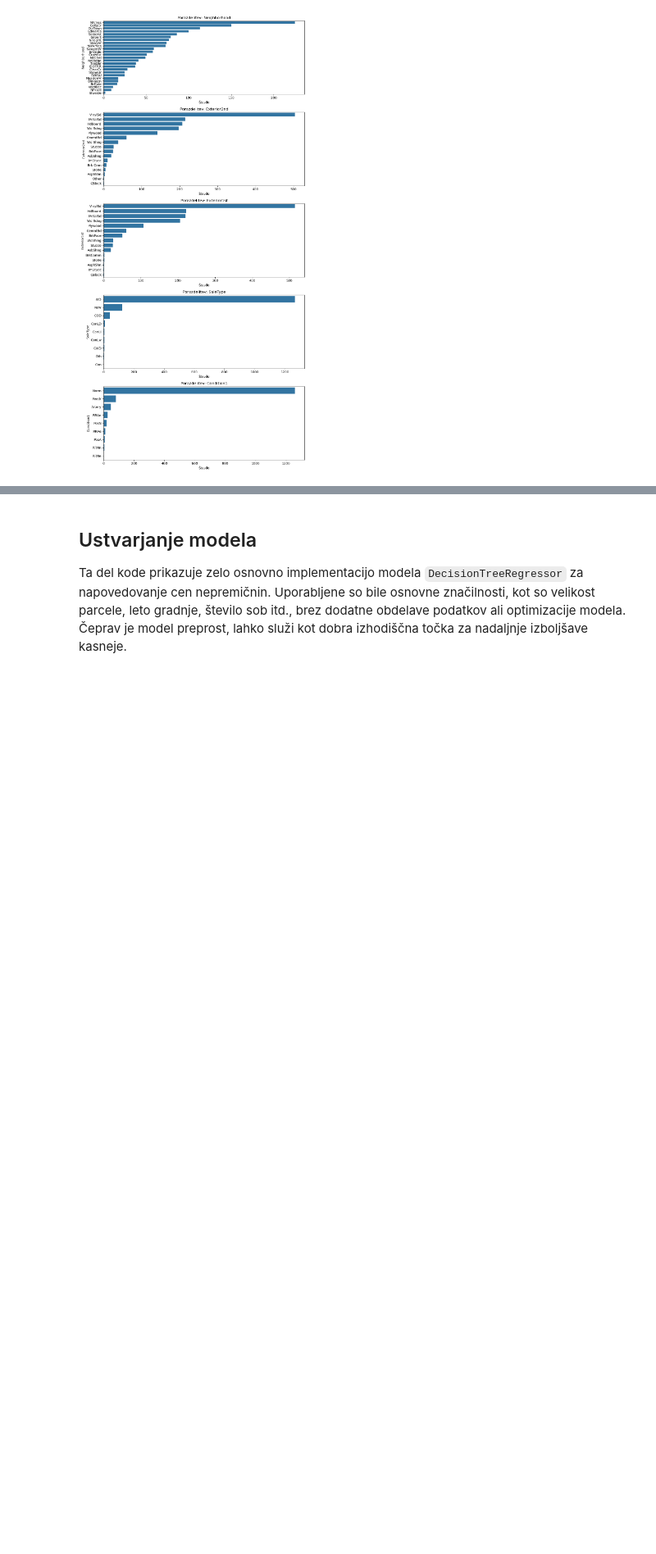
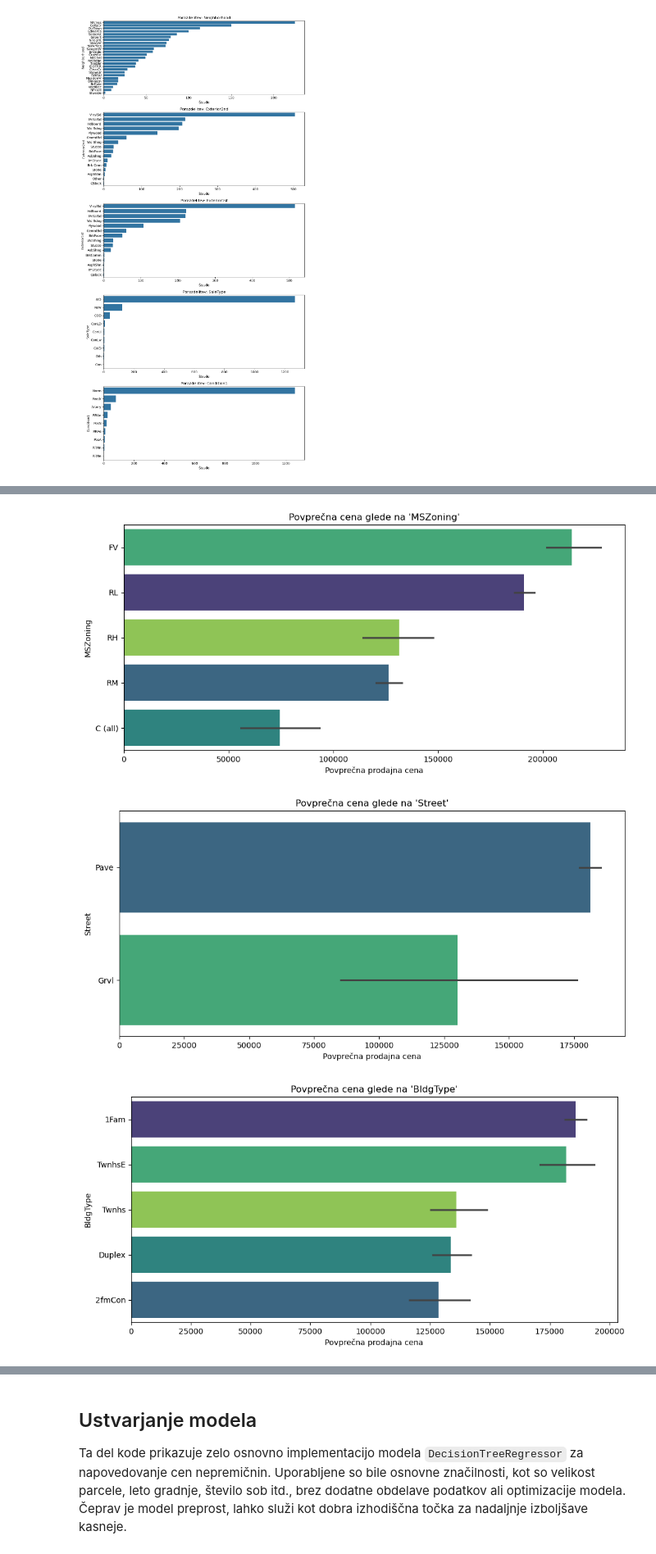
Before and after one commit to Adamusaka/PR254, a Jupyter notebook: Housing_prices_kaggle.ipynb, the cells around one changed output, grey strips where cells are left out. Shown at 82% size. Saved outputs shown, nothing was run; the diff lists cells and outputs as text; code cells hidden in the pictures; blank space fills up the shorter version.

```diff
--- a/Housing_prices_kaggle.ipynb
+++ b/Housing_prices_kaggle.ipynb
@@ -128,0 +160,19 @@ plt.show()
+# %%
+# Seznam izbranih kategorijskih spremenljivk
+selected_features = ['MSZoning', 'Street', 'BldgType', 'HouseStyle']
+
+# Izris barplotov povprečnih cen glede na posamezne kategorije
+for feature in selected_features:
+    plt.figure(figsize=(10, 5))
+    # Naročimo kategorije po povprečni ceni (od najvišje do najnižje)
+    order = train_df.groupby(feature)['SalePrice'].mean().sort_values(ascending=False).index
+    sns.barplot(data=train_df, x='SalePrice', y=feature, order=order, hue=feature, legend=False, palette='viridis')
+    plt.title(f"Povprečna cena glede na '{feature}'")
+    plt.xlabel("Povprečna prodajna cena")
+    plt.ylabel(feature)
+    plt.tight_layout()
+    plt.show()
+# %% [output]
+[figure, added]
+[figure, added]
+[figure, added]
```
Also changed, not shown: parts of 11 cells of this notebook.
